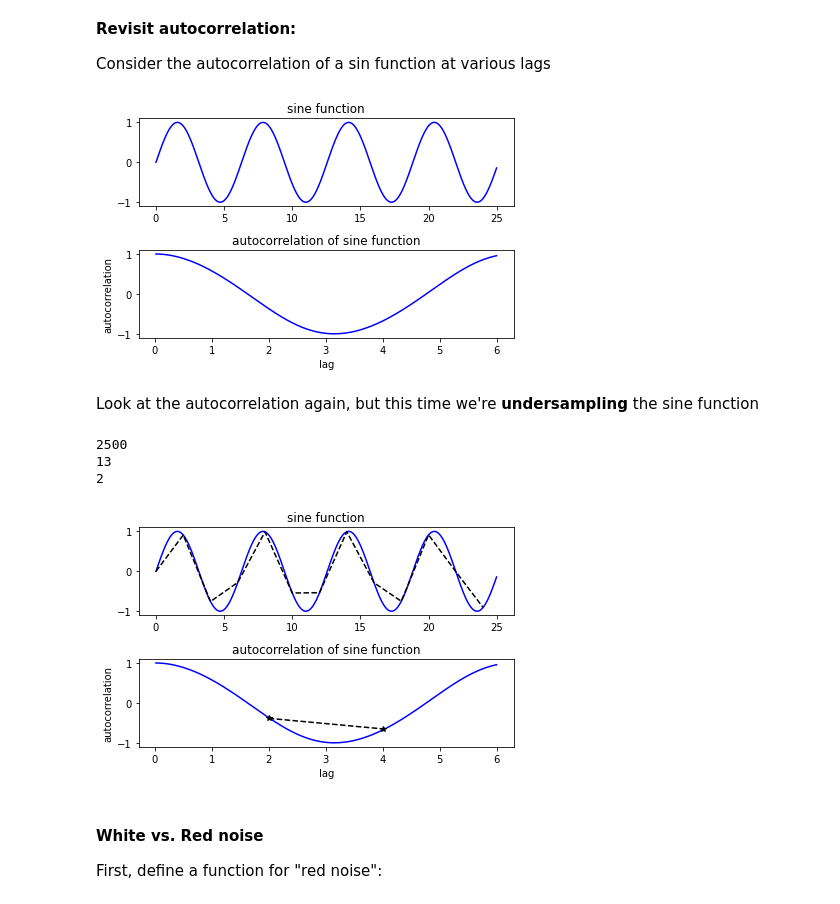
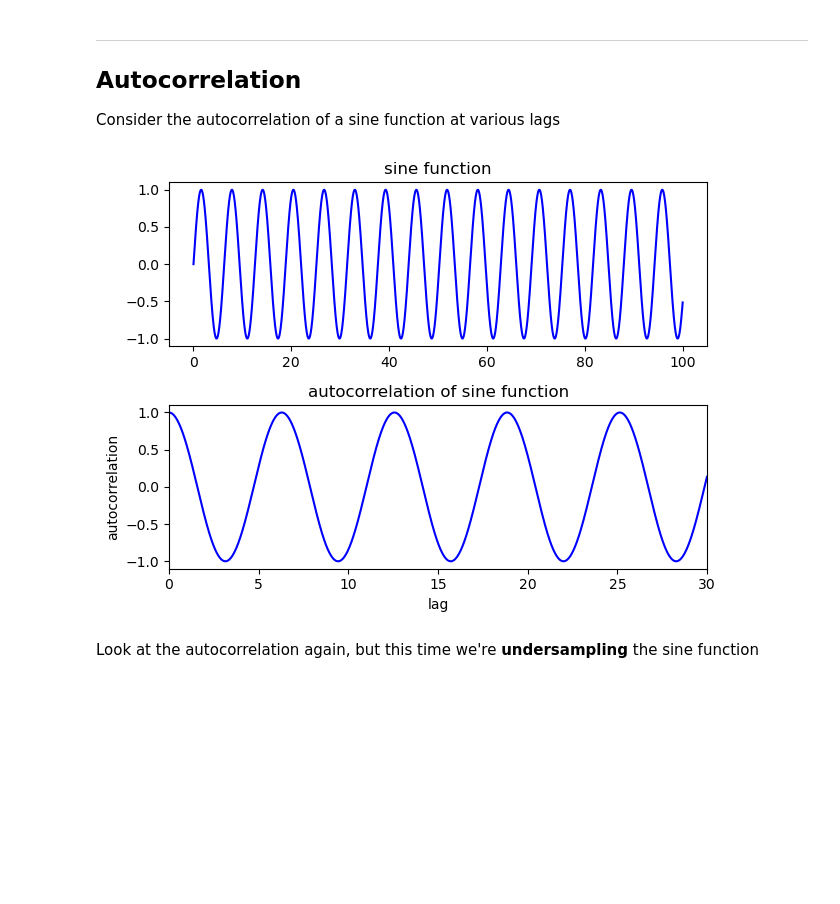
Before and after one commit to Mountain-Hydrology-Research-Group/data-analysis, a Jupyter notebook: book/modules/module8/lab8-2.ipynb, the cells around one changed output. Cells and saved outputs as stored; diff of their text form; code cells hidden in the pictures; blank space fills up the shorter version.

```diff
--- a/book/modules/module8/lab8-2.ipynb
+++ b/book/modules/module8/lab8-2.ipynb
@@ -36,73 +31,36 @@ plt.ylim((-1,1));
 # %% [markdown]
-**Revisit autocorrelation:**
+---
+## Autocorrelation
 
-Consider the autocorrelation of a sin function at various lags
+Consider the autocorrelation of a sine function at various lags
+# %%
+# Create a sine function evaluated every 0.01 from 0 to 100
+step = 0.01
+t2 = np.arange(0,100,step)
+y1 = np.sin(t2)
 # %%
-#Create a sine function evaluated every 0.01 from 0 to 25
 # Calculate the autocorrelation at lags from 0.01 (one time-step) to 6 (about a third of the series)
-step = 0.01
-t2 = np.arange(0,25,step)
-y1 = np.sin(t2)
+lag_min = 1
+lag_max = 30
 auto1 = []
-for lag in range(1,int(6/0.01)):
+lags1 = []
+for lag in range(lag_min,int(lag_max/step)):
     v = np.corrcoef(y1[:-lag],y1[lag:])
+    lags1.append(lag*step)
     auto1.append(v[0,1])
 # %%
 f, ax = plt.subplots(2,1)
 
 ax[0].plot(t2,y1,'b')
 ax[0].set_title('sine function')
 
-ax[1].plot(t2[2:601],auto1,'b')
+ax[1].plot(lags1,auto1,'b')
 ax[1].set_title('autocorrelation of sine function')
 ax[1].set_xlabel('lag')
 ax[1].set_ylabel('autocorrelation')
+ax[1].set_xlim(0,30);
 plt.tight_layout()
 # %% [output]
-[figure, old version]
+[figure, new version]
 # %% [markdown]
 Look at the autocorrelation again, but this time we're **undersampling** the sine function
-# %%
-# Step is the interval at which we're sampling.  Try changing it to larger and smaller numbers
-# to test how well we can calculate the true autocorrelation of the sine function
-step = 2
-t3 = np.arange(0,25,step)
-y2 = np.sin(t3)
-auto2 = []
-
-for lag in range(1,int(6/step)):
-    v = np.corrcoef(y2[:-lag],y2[lag:])
-    auto2.append(v[0,1])
-
-N1=len(t2)
-N2=len(t3)
-print(N1)
-print(N2)
-print(len(auto2))
-NA = len(auto2)
-# %% [output]
-2500
-13
-2
-# %%
-f, ax = plt.subplots(2,1)
-
-
-ax[0].plot(t2,y1,'b')
-ax[0].set_title('sine function')
-ax[0].plot(t3,y2,'k--')
-
-ax[1].plot(t2[2:601],auto1,'b')
-ax[1].set_title('autocorrelation of sine function')
-ax[1].set_xlabel('lag')
-ax[1].set_ylabel('autocorrelation')
-ax[1].plot(t3[1:NA+1],auto2,'k--')
-ax[1].plot(t3[1:NA+1],auto2,'k*')
-
-plt.tight_layout()
-# %% [output]
-[figure, removed]
-# %% [markdown]
-#### White vs. Red noise
-
-First, define a function for "red noise":
```
Also changed, not shown: parts of 62 cells of this notebook, 1 other file.
